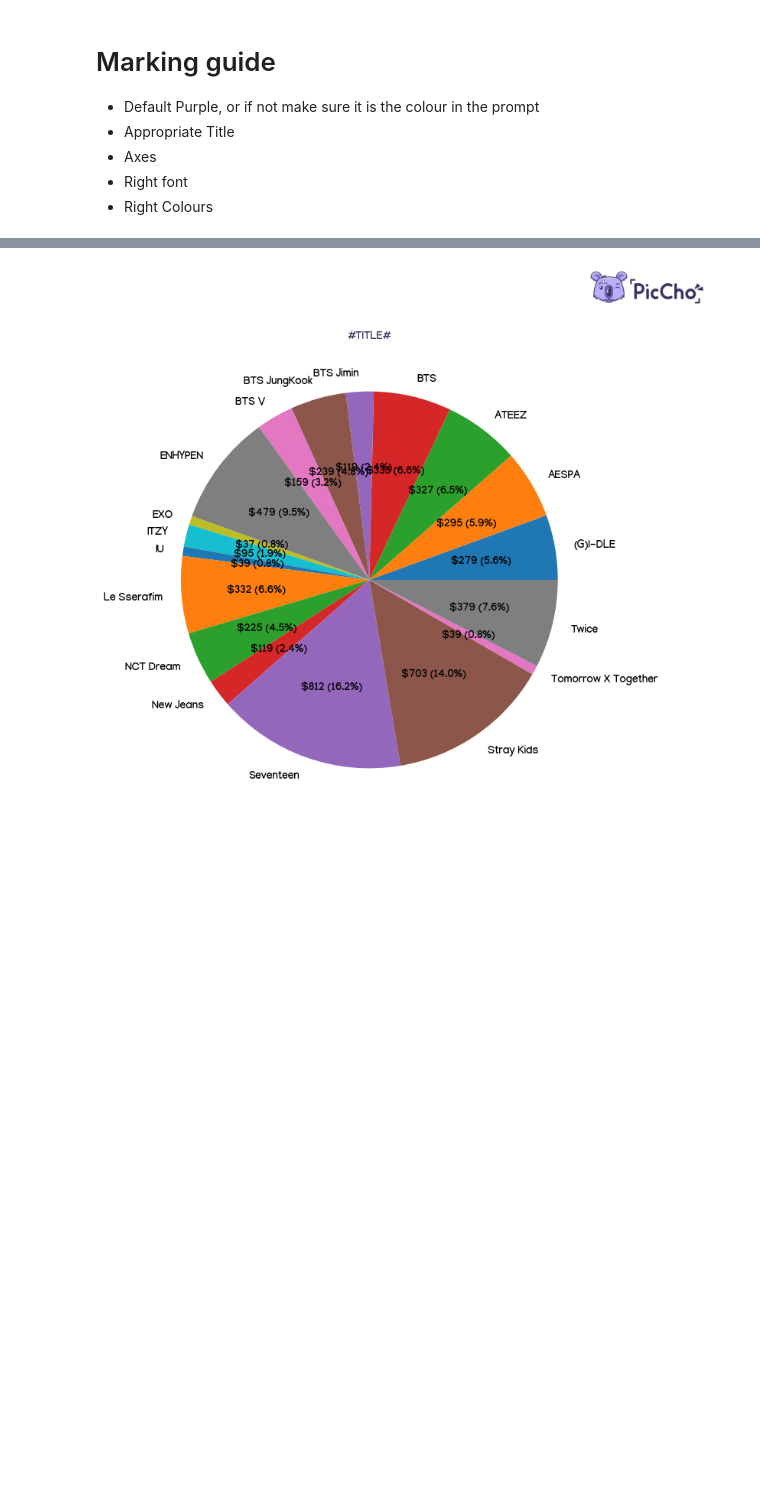
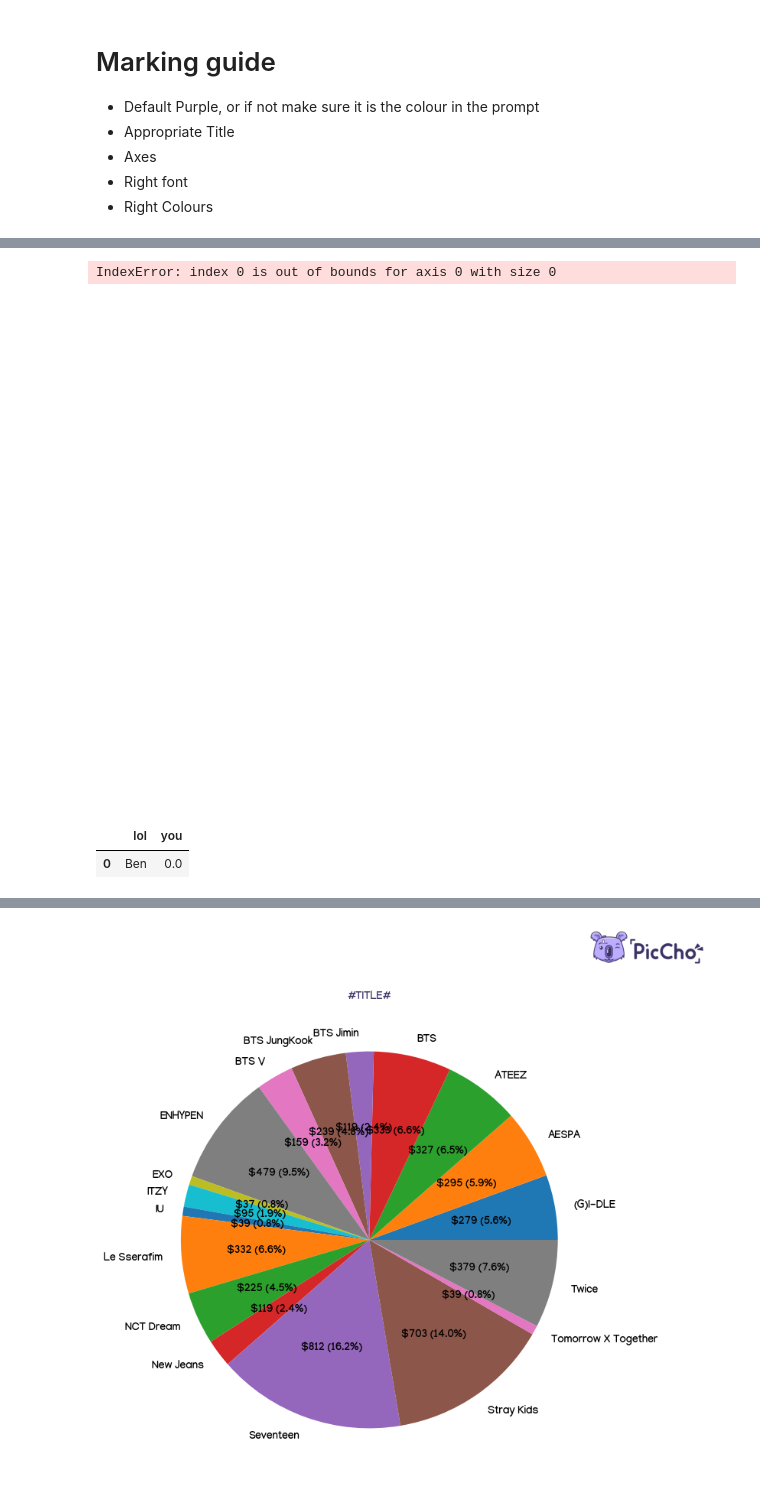
Before and after one commit to kasmello/ChoAI, a Jupyter notebook: query_testing_notebook.ipynb, the cells around one changed output, grey strips where cells are left out. Drawn from its saved outputs; the diff is of its cells as text; code cells hidden in the pictures; blank space fills up the shorter version.

```diff
--- a/query_testing_notebook.ipynb
+++ b/query_testing_notebook.ipynb
@@ -66,0 +88,44 @@ Name: type, Length: 2513, dtype: object
+# %%
+filtered_df = df[df['band']=='BTS']
+count_sales = filtered_df.groupby('band')['count'].sum().reset_index()
+count_sales.columns = ['#XAXIS#', '#YAXIS#']
+
+fig, ax = plt.subplots(figsize=(10, 8))
+ax.axis('off')
+ax.axis('tight')
+table = ax.table(
+    cellText=count_sales.values,
+    colLabels=count_sales.columns,
+    cellLoc='center',
+    bbox=[0.05, 0.1, 0.9, 0.8]
+)
+logo_ax = fig.add_axes([0.8, 0.85, 0.15, 0.15], anchor='NE', zorder=1)
+logo_ax.imshow(logo_img)
+logo_ax.axis('off')
+
+for (i, j), cell in table.get_celld().items():
+    if i == 0:
+        cell.set_text_props(weight='bold', color='white',font=manjari_bold)
+        cell.set_facecolor("#3B3365")
+    else:
+        cell.set_text_props(weight='bold', color='black',font=manjari_bold)
+        cell.set_facecolor("#8F81DD") if i % 2 == 0 else cell.set_facecolor("#BCADFF")
+
+ax.set_title('#TITLE#', weight='bold', font_properties=manjari_bold)
+# %% [output]
+IndexError: index 0 is out of bounds for axis 0 with size 0
+[figure, added]
+# %%
+def sum_category(lol):
+    # print(lol)
+    type_list = lol['type']
+    count_list = lol['count']
+    return np.where(type_list=='Miscellaneous',count_list,0).sum()
+
+filtered_df = df[df['worker']=='Ben']
+filtered_df = filtered_df.groupby('worker').apply(sum_category).reset_index()
+filtered_df.columns = ['lol','you']
+filtered_df
+# %% [output]
+|  | lol | you |
+| 0 | Ben | 0.0 |
```
Also changed, not shown: parts of 8 cells of this notebook, 7 other files.
